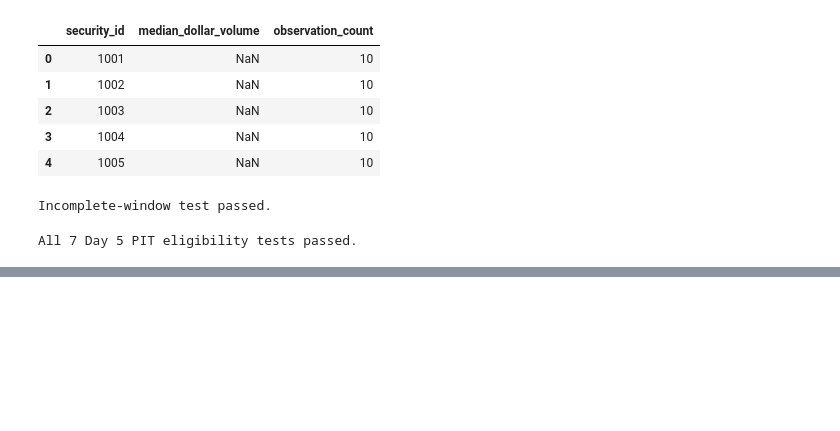
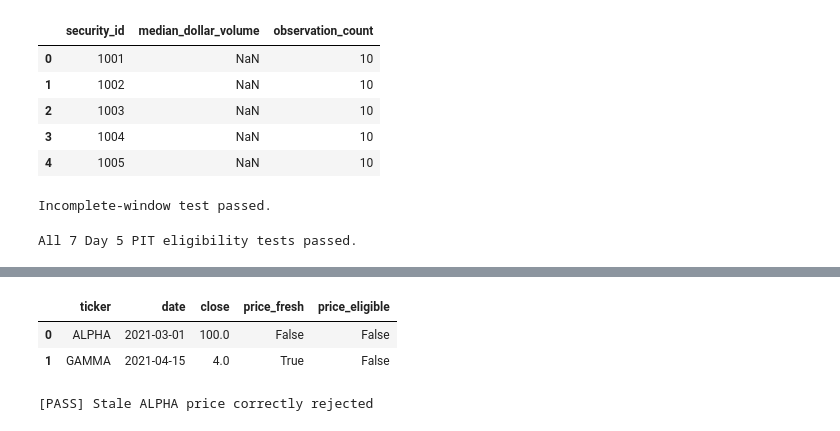
Before and after one commit to XiaoyuZou0915/equity-alpha-research, a Jupyter notebook: notebooks/02_pit_universe.ipynb, the cells around one changed output, grey strips where cells are left out. Cells and saved outputs as stored; diff of their text form; code cells hidden in the pictures; blank space fills up the shorter version.

```diff
--- a/notebooks/02_pit_universe.ipynb
+++ b/notebooks/02_pit_universe.ipynb
@@ -675,0 +942,57 @@ All 7 Day 5 PIT eligibility tests passed.
+# %%
+# Day 6 — Step 2.3.2
+# Price Freshness Check
+
+def add_price_freshness_check(
+    universe,
+    as_of_date
+):
+    result = universe.copy()
+    as_of_date = pd.Timestamp(as_of_date)
+
+    # The latest price must be from the selection date
+    result["price_fresh"] = (
+        result["date"].notna()
+        & (result["date"] == as_of_date)
+    )
+
+    # Add freshness to the existing price-eligibility rule
+    result["price_eligible"] = (
+        result["price_eligible"]
+        & result["price_fresh"]
+    )
+
+    return result
+
+
+checked_result = add_price_freshness_check(
+    stale_result,
+    as_of_date=as_of
+)
+
+display(
+    checked_result[
+        [
+            "ticker",
+            "date",
+            "close",
+            "price_fresh",
+            "price_eligible"
+        ]
+    ]
+)
+
+# Verify that stale ALPHA is excluded
+alpha_checked = checked_result.loc[
+    checked_result["ticker"] == "ALPHA"
+].iloc[0]
+
+assert not bool(alpha_checked["price_fresh"])
+assert not bool(alpha_checked["price_eligible"])
+
+print("[PASS] Stale ALPHA price correctly rejected")
+# %% [output]
+|  | ticker | date | close | price_fresh | price_eligible |
+| 0 | ALPHA | 2021-03-01 | 100.0 | False | False |
+| 1 | GAMMA | 2021-04-15 | 4.0 | True | False |
+[PASS] Stale ALPHA price correctly rejected
```
Also changed, not shown: parts of 5 cells of this notebook, 2 other files.
